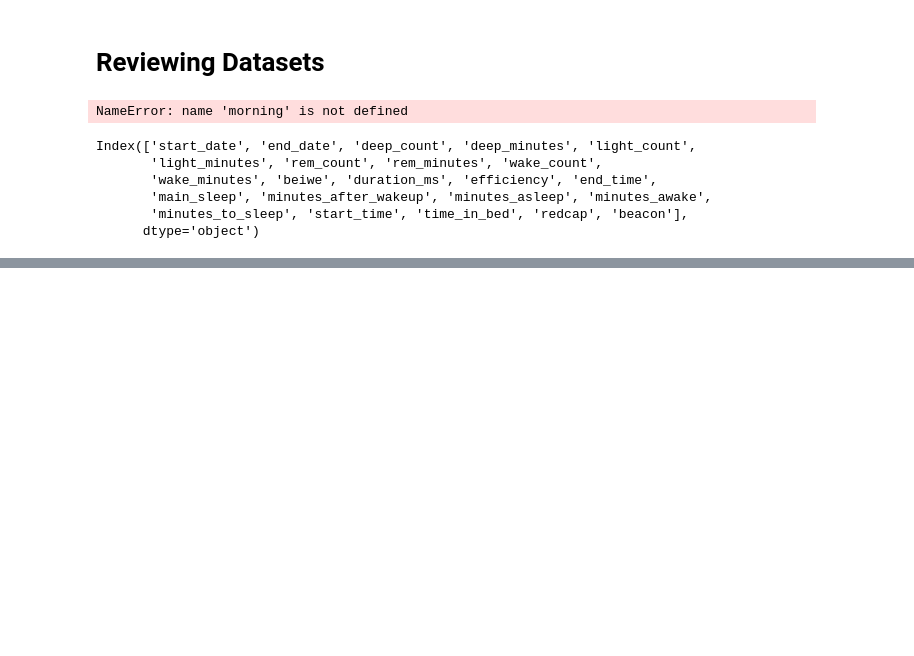
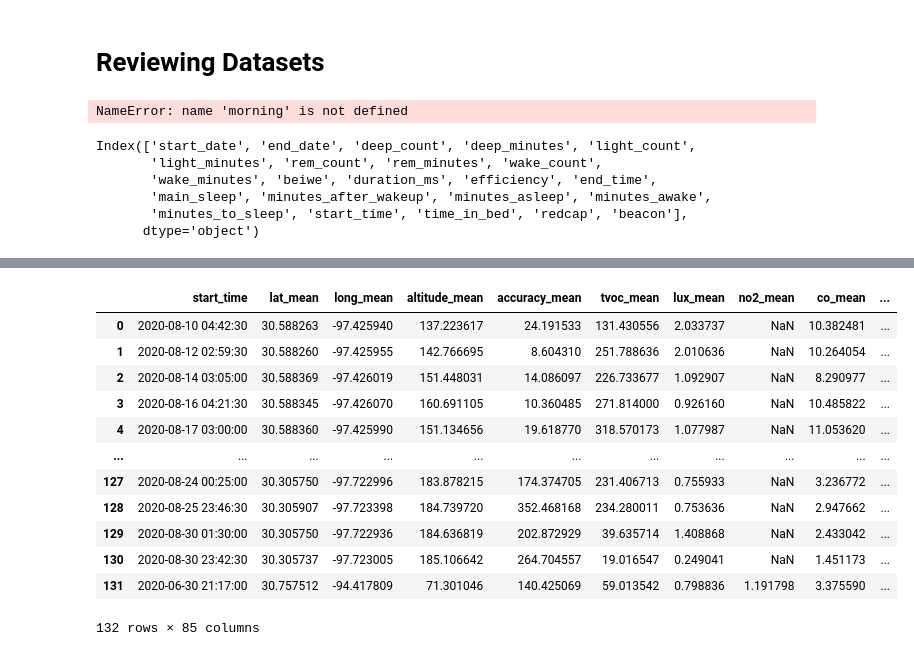
Before and after one commit to intelligent-environments-lab/utx000, a Jupyter notebook: notebooks/4.2.2-hef-fitbit-sleep_sensitivity_1_var.ipynb, the cells around one changed output, grey strips where cells are left out. Drawn from its saved outputs; the diff is of its cells as text; code cells hidden in the pictures; blank space fills up the shorter version.

```diff
--- a/notebooks/4.2.2-hef-fitbit-sleep_sensitivity_1_var.ipynb
+++ b/notebooks/4.2.2-hef-fitbit-sleep_sensitivity_1_var.ipynb
@@ -179,0 +175,3 @@ Index(['start_time', 'lat_mean', 'long_mean', 'altitude_mean', 'accuracy_mean',
+# %%
+beacon_summary = pd.read_csv("../data/processed/beacon-fb_and_gps_filtered_summary-ux_s20.csv",parse_dates=["start_time","end_time"])
+beacon_summary.head()
@@ -179,0 +209,16 @@ Index(['start_time', 'lat_mean', 'long_mean', 'altitude_mean', 'accuracy_mean',
+# %%
+combined
+# %% [output]
+|  | start_time | lat_mean | long_mean | altitude_mean | accuracy_mean | tvoc_mean | lux_mean | no2_mean | co_mean | ... |
+| 0 | 2020-08-10 04:42:30 | 30.588263 | -97.425940 | 137.223617 | 24.191533 | 131.430556 | 2.033737 | NaN | 10.382481 | ... |
+| 1 | 2020-08-12 02:59:30 | 30.588260 | -97.425955 | 142.766695 | 8.604310 | 251.788636 | 2.010636 | NaN | 10.264054 | ... |
+| 2 | 2020-08-14 03:05:00 | 30.588369 | -97.426019 | 151.448031 | 14.086097 | 226.733677 | 1.092907 | NaN | 8.290977 | ... |
+| 3 | 2020-08-16 04:21:30 | 30.588345 | -97.426070 | 160.691105 | 10.360485 | 271.814000 | 0.926160 | NaN | 10.485822 | ... |
+| 4 | 2020-08-17 03:00:00 | 30.588360 | -97.425990 | 151.134656 | 19.618770 | 318.570173 | 1.077987 | NaN | 11.053620 | ... |
+| ... | ... | ... | ... | ... | ... | ... | ... | ... | ... | ... |
+| 127 | 2020-08-24 00:25:00 | 30.305750 | -97.722996 | 183.878215 | 174.374705 | 231.406713 | 0.755933 | NaN | 3.236772 | ... |
+| 128 | 2020-08-25 23:46:30 | 30.305907 | -97.723398 | 184.739720 | 352.468168 | 234.280011 | 0.753636 | NaN | 2.947662 | ... |
+| 129 | 2020-08-30 01:30:00 | 30.305750 | -97.722936 | 184.636819 | 202.872929 | 39.635714 | 1.408868 | NaN | 2.433042 | ... |
+| 130 | 2020-08-30 23:42:30 | 30.305737 | -97.723005 | 185.106642 | 264.704557 | 19.016547 | 0.249041 | NaN | 1.451173 | ... |
+| 131 | 2020-06-30 21:17:00 | 30.757512 | -94.417809 | 71.301046 | 140.425069 | 59.013542 | 0.798836 | 1.191798 | 3.375590 | ... |
+132 rows × 85 columns
```
Also changed, not shown: parts of 18 cells of this notebook.
